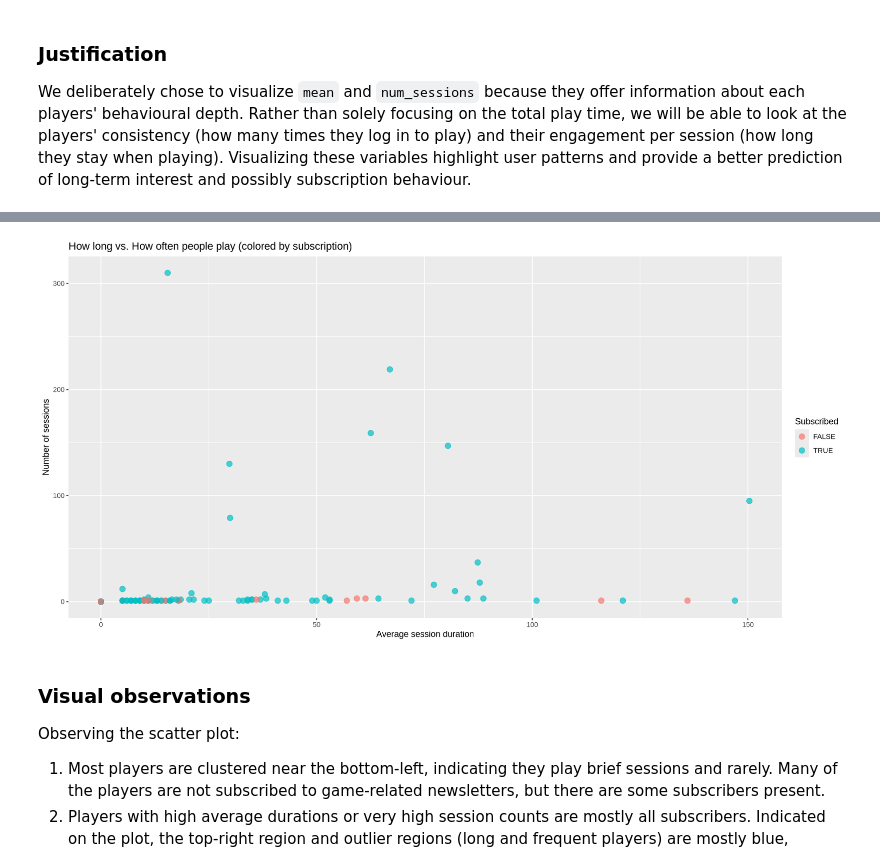
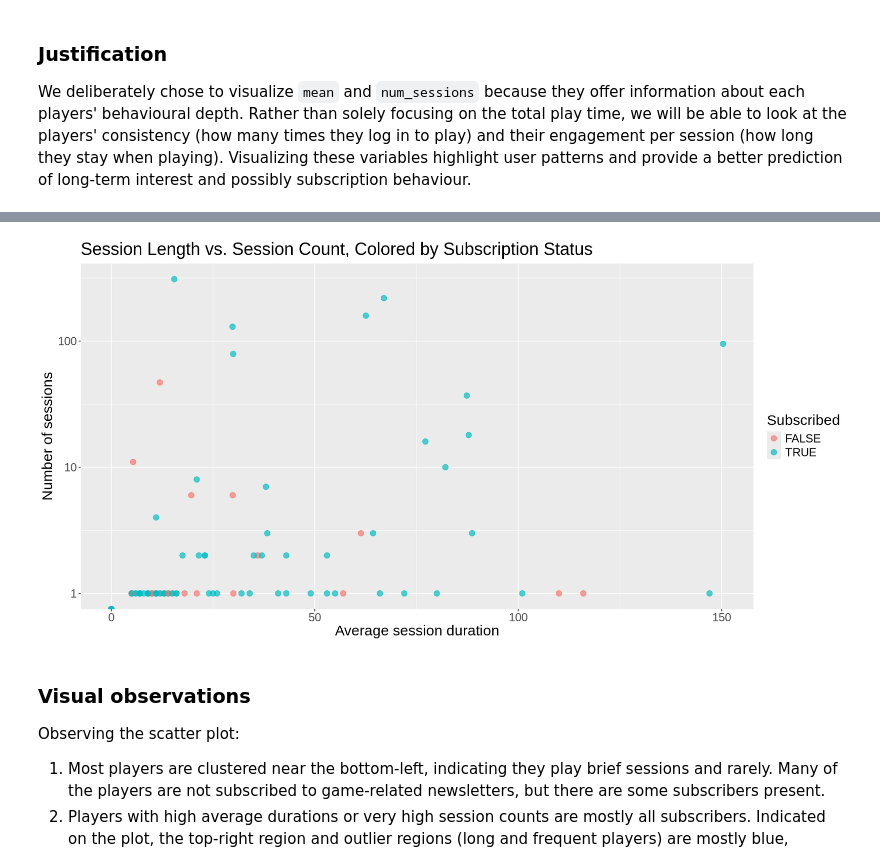
Before and after one commit to YoyoLiu314/group-project, a Jupyter notebook: group_project.ipynb, the cells around one changed output, grey strips where cells are left out. Drawn from its saved outputs; the diff is of its cells as text; code cells hidden in the pictures.

```diff
--- a/group_project.ipynb
+++ b/group_project.ipynb
@@ -181,7 +181,8 @@ players_numeric <- players_joined |>
                                experience == "Regular" ~ 2,
                                experience == "Pro" ~ 3,
                                experience == "Veteran" ~ 4)) |>
-    select(subscribe, age, mean, play_time, exp_num, num_sessions)
+    select(subscribe, age, mean, play_time, exp_num, num_sessions) |>
+    mutate(subscribe = as_factor(subscribe))
 players_numeric
 # %% [output]
 A tibble: 196 × 6
@@ -211,20 +212,23 @@ Note that the most interesting variables we have are `mean` and `num_sessions`,
 
 We deliberately chose to visualize `mean` and `num_sessions` because they offer information about each players' behavioural depth. Rather than solely focusing on the total play time, we will be able to look at the players' consistency (how many times they log in to play) and their engagement per session (how long they stay when playing). Visualizing these variables highlight user patterns and provide a better prediction of long-term interest and possibly subscription behaviour.
 # %%
+set.seed(1019)
 # Split the data
 split <- initial_split(players_numeric, prop = 0.75)
-train_data <- training(split)
-test_data <- testing(split)
+play_train <- training(split)
+play_test <- testing(split)
 
 # Scatter plot for visualization (mean vs. num_sessions)
 options(repr.plot.width = 14, repr.plot.height = 7)
-visualization_1 <- ggplot(train_data, aes(x = mean, y = num_sessions, color = as.factor(subscribe))) +
+length_count_plot <- ggplot(play_train, aes(x = mean, y = num_sessions, color = subscribe)) +
     geom_point(alpha = 0.7, size = 3) +
     labs(
-        title = "How long vs. How often people play (colored by subscription)",
+        title = "Session Length vs. Session Count, Colored by Subscription Status",
         x = "Average session duration",
         y = "Number of sessions",
         color = "Subscribed"
-        )
-visualization_1
+        ) +
+    scale_y_log10() +
+    theme(text = element_text(size = 18))
+length_count_plot
 # %% [output]
@@ -231,4 +237,4 @@ visualization_1
-[figure, old version]
+[figure, new version]
 # %% [markdown]
 ### Visual observations
 Observing the scatter plot:
```
Also changed, not shown: parts of 8 cells of this notebook.
